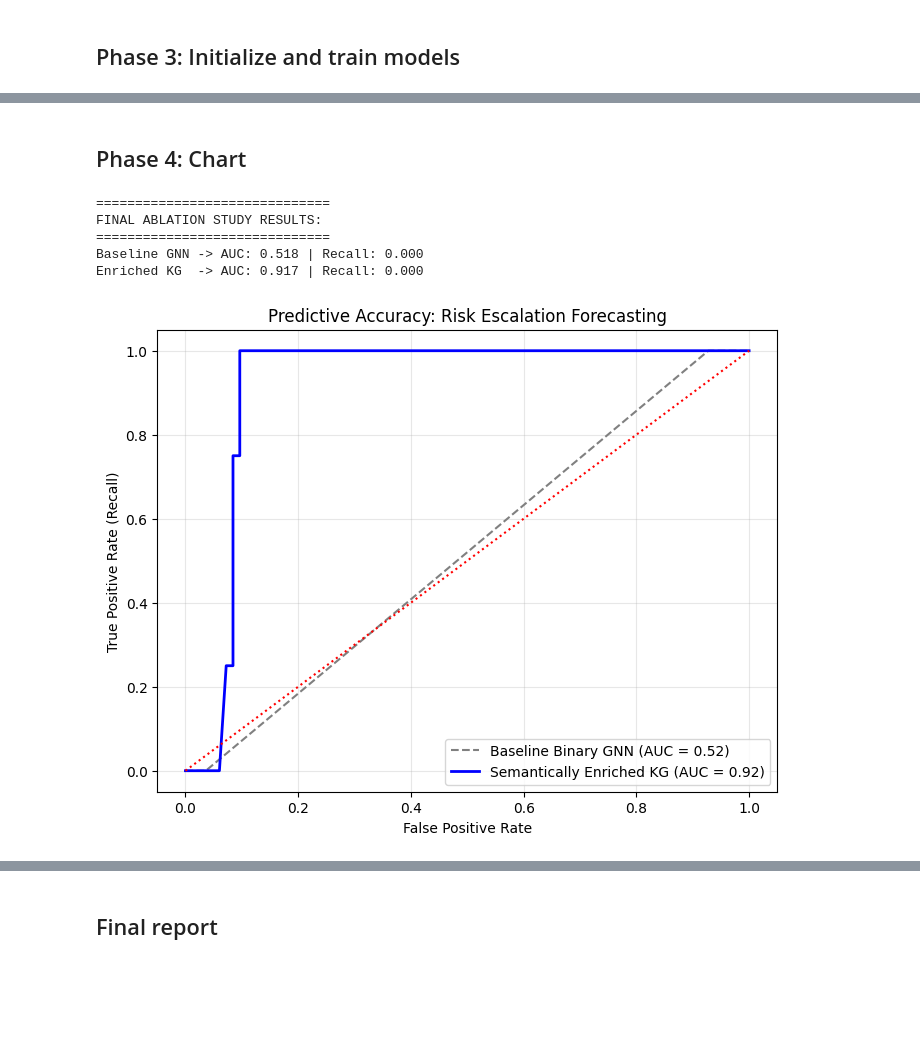
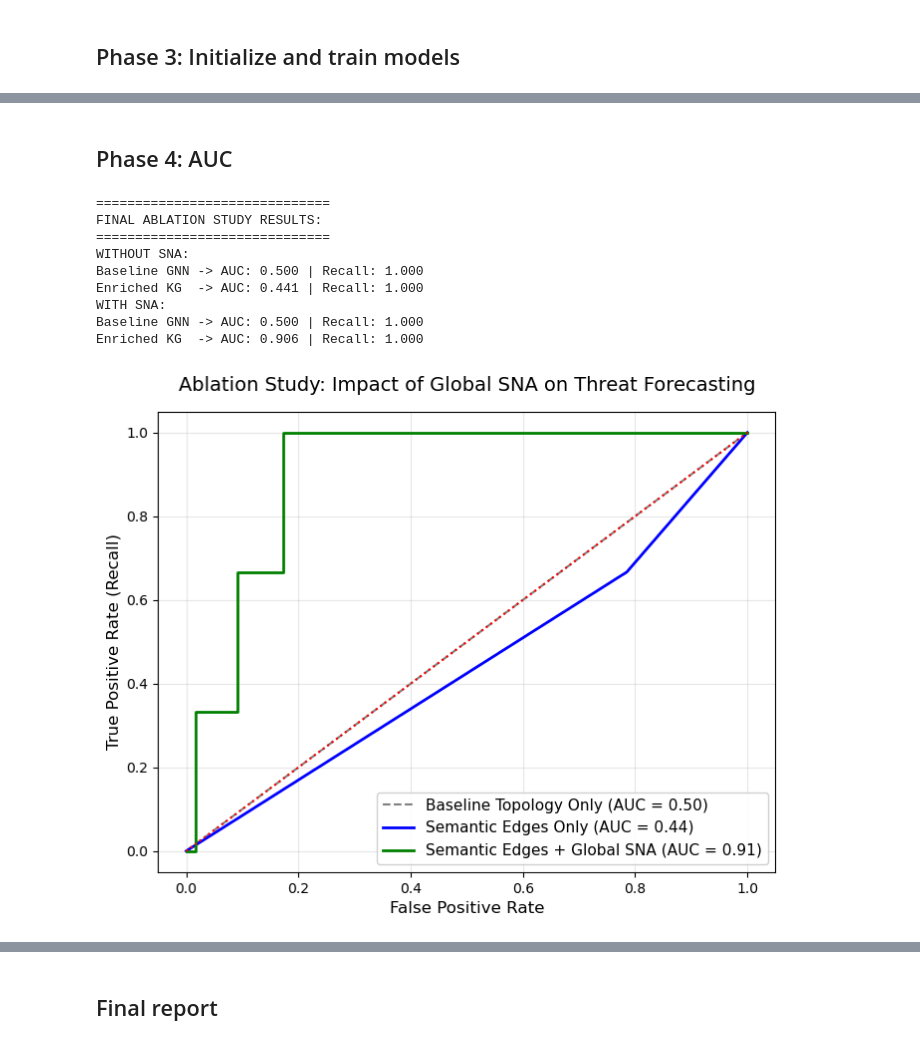
Before and after one commit to mdyagual/sna-for-oms-project, a Jupyter notebook: notebooks/risk_prediction_overview.ipynb, the cells around one changed output, grey strips where cells are left out. Drawn from its saved outputs; the diff is of its cells as text; code cells hidden in the pictures; blank space fills up the shorter version.

Commit message:
refactor: :chart_with_upwards_trend: Update notebook results
AUC before and after SNA metrics, Confusion matrix, Precision-Recall, Alerts

```diff
--- a/notebooks/risk_prediction_overview.ipynb
+++ b/notebooks/risk_prediction_overview.ipynb
@@ -37,12 +41,20 @@ Environment linked and modules loaded successfully!
 # %%
 from core.config import graph_base
 print("Fetching graph data from Neo4j...")
-# UPDATE THIS with your actual Docker Neo4j password
 
+kg_manager = AsyncKnowledgeGraphManager(graph_base.URL, graph_base.USER, graph_base.PASS)
+#Running wipe_sna_metrics()
+await kg_manager.wipe_sna_metrics()
 baseline_data, enriched_data, reverse_mapping = fetch_graph_from_neo4j(graph_base.URL, graph_base.USER, graph_base.PASS)
 
-print(f"Successfully loaded {baseline_data.num_nodes} nodes and {baseline_data.num_edges} edges.")
+print(f"Successfully loaded {baseline_data.num_nodes} nodes and {baseline_data.num_edges} edges before SNA calculations.")
+print(f"Total High-Risk Edges (Class 1): {int(enriched_data.y.sum().item())}")
 
-print(f"Total High-Risk Edges (Class 1): {int(enriched_data.y.sum().item())}")
+#Running calculate_sna_metrics()
+await kg_manager.calculate_sna_metrics()
+baseline_data_sna, enriched_data_sna, reverse_mapping_sna = fetch_graph_from_neo4j(graph_base.URL, graph_base.USER, graph_base.PASS)
+
+print(f"Successfully loaded {baseline_data_sna.num_nodes} nodes and {baseline_data_sna.num_edges} edges with SNA calculations.")
+print(f"Total High-Risk Edges (Class 1): {int(enriched_data_sna.y.sum().item())}")
 # %% [output]
 Fetching graph data from Neo4j...
@@ -58,8 +77,12 @@ enriched_model = RiskEscalationGNN(num_node_features=3, hidden_channels=16)
 # Train
 print("--- Training Baseline Model ---")
 trained_baseline = train_model(baseline_model, baseline_data, epochs=100)
+print("--- Training Baseline Model with SNA ---")
+trained_baseline_sna = train_model(baseline_model, baseline_data_sna, epochs=100)
 
 print("\n--- Training Enriched Model ---")
 trained_enriched = train_model(enriched_model, enriched_data, epochs=100)
+print("--- Training Enriched Model with SNA ---")
+trained_enriched_sna = train_model(enriched_model, enriched_data_sna, epochs=100)
 # %% [output]
 --- Training Baseline Model ---
@@ -78,38 +105,59 @@ Epoch 080 | Loss: 0.1210
 # %% [markdown]
-## Phase 4: Chart
+## Phase 4: AUC
 # %%
+from datetime import datetime
+timestamp = datetime.now().strftime("%Y%m%d_%H%M%S")
 # Evaluate
 base_auc, base_recall, y_true_b, preds_b = evaluate_model(trained_baseline, baseline_data)
 enr_auc, enr_recall, y_true_e, preds_e = evaluate_model(trained_enriched, enriched_data)
 
+# Evaluate with SNA
+base_auc_sna, base_recall_sna, y_true_b_sna, preds_b_sna = evaluate_model(trained_baseline_sna, baseline_data_sna)
+enr_auc_sna, enr_recall_sna, y_true_e_sna, preds_e_sna = evaluate_model(trained_enriched_sna, enriched_data_sna)
+
+
 print("="*30)
 print("FINAL ABLATION STUDY RESULTS:")
 print("="*30)
+print("WITHOUT SNA:")
 print(f"Baseline GNN -> AUC: {base_auc:.3f} | Recall: {base_recall:.3f}")
 print(f"Enriched KG  -> AUC: {enr_auc:.3f} | Recall: {enr_recall:.3f}")
+print("WITH SNA:")
+print(f"Baseline GNN -> AUC: {base_auc_sna:.3f} | Recall: {base_recall_sna:.3f}")
+print(f"Enriched KG  -> AUC: {enr_auc_sna:.3f} | Recall: {enr_recall_sna:.3f}")
 
 # Plotting the ROC Curve
 fpr_b, tpr_b, _ = roc_curve(y_true_b, preds_b)
 fpr_e, tpr_e, _ = roc_curve(y_true_e, preds_e)
 
+#fpr_b_sna, tpr_b_sna, _ = roc_curve(y_true_b_sna, preds_b_sna)
+fpr_e_sna, tpr_e_sna, _ = roc_curve(y_true_e_sna, preds_e_sna)
+
 plt.figure(figsize=(8, 6))
-plt.plot(fpr_b, tpr_b, linestyle='--', color='gray', label=f'Baseline Binary GNN (AUC = {base_auc:.2f})')
-plt.plot(fpr_e, tpr_e, color='blue', linewidth=2, label=f'Semantically Enriched KG (AUC = {enr_auc:.2f})')
+plt.plot(fpr_b, tpr_b, linestyle='--', color='gray', label=f'Baseline Topology Only (AUC = {base_auc:.2f})')
+plt.plot(fpr_e, tpr_e, color='blue', linewidth=2, label=f'Semantic Edges Only (AUC = {enr_auc:.2f})')
+#plt.plot(fpr_b_sna, tpr_b_sna, linestyle='--', color='cyan', label=f'Baseline Binary GNN with SNA (AUC = {base_auc_sna:.2f})')
+plt.plot(fpr_e_sna, tpr_e_sna, color='green', linewidth=2, label=f'Semantic Edges + Global SNA (AUC = {enr_auc_sna:.2f})')
 plt.plot([0, 1], [0, 1], color='red', linestyle=':')
 
-plt.title('Predictive Accuracy: Risk Escalation Forecasting')
-plt.xlabel('False Positive Rate')
-plt.ylabel('True Positive Rate (Recall)')
-plt.legend(loc='lower right')
+plt.title('Ablation Study: Impact of Global SNA on Threat Forecasting', fontsize=14, pad=15)
+plt.xlabel('False Positive Rate', fontsize=12)
+plt.ylabel('True Positive Rate (Recall)', fontsize=12)
+plt.legend(loc='lower right', fontsize=11, framealpha=0.9)
 plt.grid(True, alpha=0.3)
 
+filename_curve_auc = f"ablation_curves_{timestamp}.png"
 # Save and show
-plt.savefig('gnn_ablation_study_results.png', dpi=300, bbox_inches='tight')
+plt.savefig(filename_curve_auc, dpi=300, bbox_inches='tight')
 plt.show()
 # %% [output]
 ==============================
 FINAL ABLATION STUDY RESULTS:
 ==============================
-Baseline GNN -> AUC: 0.518 | Recall: 0.000
-Enriched KG  -> AUC: 0.917 | Recall: 0.000
+WITHOUT SNA:
+Baseline GNN -> AUC: 0.500 | Recall: 1.000
+Enriched KG  -> AUC: 0.441 | Recall: 1.000
+WITH SNA:
+Baseline GNN -> AUC: 0.500 | Recall: 1.000
+Enriched KG  -> AUC: 0.906 | Recall: 1.000
-[figure, old version]
+[figure, new version]
```
Also changed, not shown: parts of 8 cells of this notebook.
